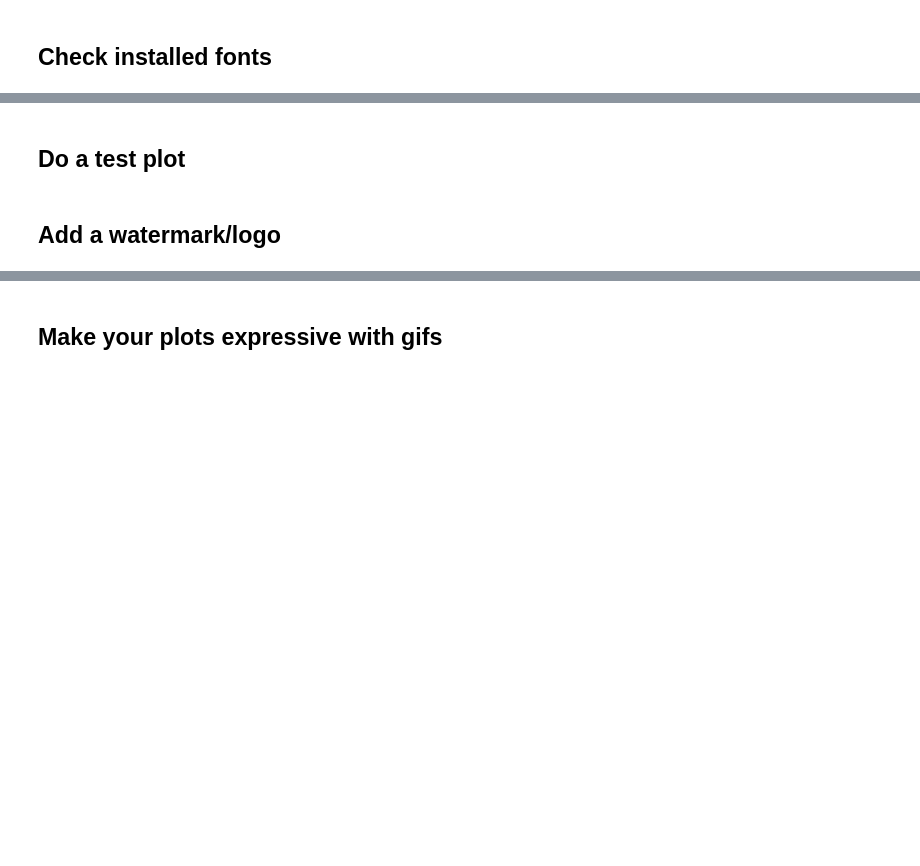
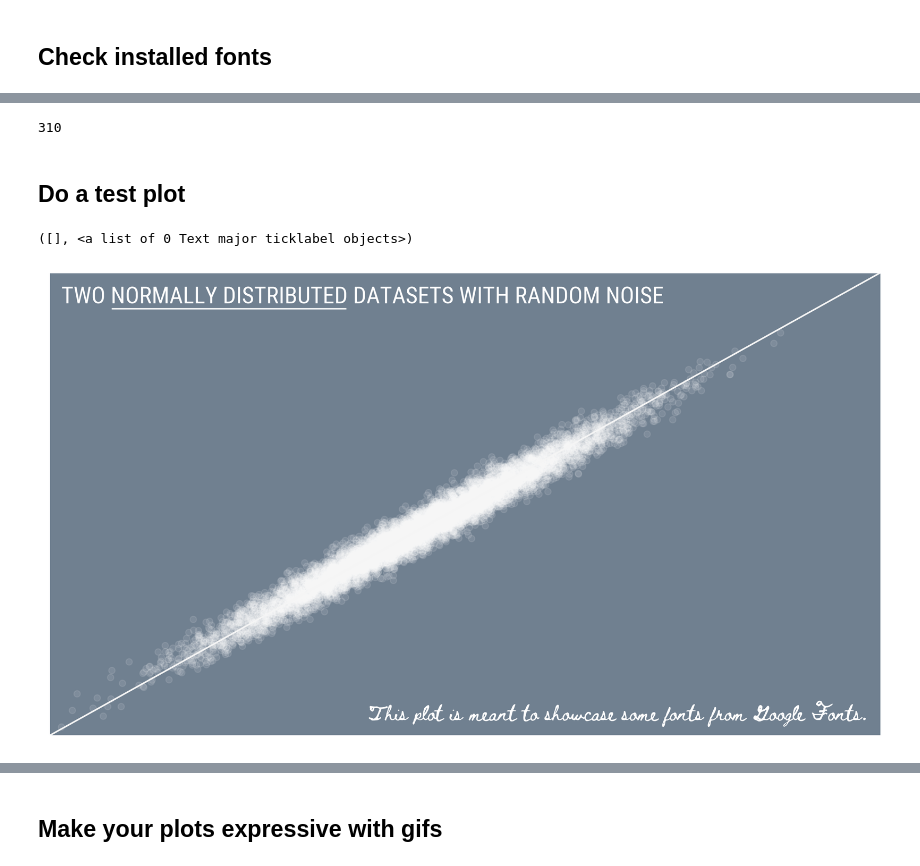
Before and after one commit to wickdChromosome/spicy_plots_with_matplotlib, a Jupyter notebook: matplotlib_pro.ipynb, the cells around one changed output, grey strips where cells are left out. Cells and saved outputs as stored; diff of their text form; code cells hidden in the pictures; blank space fills up the shorter version.

```diff
--- a/matplotlib_pro.ipynb
+++ b/matplotlib_pro.ipynb
@@ -46,28 +52,56 @@ padmaa-Bold.1.1: padmaa-Bold.1.1
+# %%
+len(matplotlib.font_manager.fontManager.ttflist)
+# %% [output]
+310
 # %% [markdown]
 ## Do a test plot
 # %%
 #the new fonts to be used
-title_font = ""
-axis_font = ""
-label_font = ""
+axis_font = "Roboto Condensed"
+plt.rcParams['axes.facecolor'] = 'slategray'
+
 
 #generate some data
 random_array1 = np.random.normal(4, size=(1,10000))
 outlier_noise = np.random.normal(4,0.06,size=(1,10)) #some noise to cause outliers at a specific point
 generic_noise = np.random.normal(size=(1,10000))/5 #noise applied to x axis to make data look more realistic
 
 #plot it
-figure(num=None, figsize=(14, 8), dpi=80, facecolor='w', edgecolor='k')
-#plt.arrow(2, 7, 1.8, -0.9, head_width=0.1, head_length=0.15)
-plt.scatter(random_array1 + generic_noise , random_array1, color='salmon', alpha=0.1)
-plt.scatter(outlier_noise ,outlier_noise + 2, color='salmon', alpha=0.17)
-plt.plot([-1,9],[-1,9], color='slategray' )
+fig = figure(num=None, figsize=(14, 8), dpi=240, facecolor='w', edgecolor='k')
+ax = plt.gca()
+
+plt.scatter(random_array1 + generic_noise , random_array1, color='white', alpha=0.1)
+#plt.scatter(outlier_noise ,outlier_noise + 2, color='indigo', alpha=0.17)
+plt.plot([-1,9],[-1,9], color='whitesmoke' )
 
 plt.xlim(0, 9)
 plt.ylim(0, 9)
 
-plt.title("A random plot to test fonts\n",fontname="LiberationSansNarrow-Regular")
-plt.xlabel("\nTest Axis")
-plt.ylabel("Test Axis\n")
+plt.text(0.13,8.4,"TWO NORMALLY DISTRIBUTED DATASETS WITH RANDOM NOISE",fontname=axis_font, fontsize=22,color="white")#,bbox=dict(facecolor='slategray',alpha=1))
+plt.arrow(0.68, 8.3, 2.53, 0, head_width=0, head_length=0, color="white")
+
+
+ax.spines['bottom'].set_color('white')
+ax.spines['top'].set_color('white')
+ax.spines['right'].set_color('white')
+ax.spines['left'].set_color('white')
+
+for tick in ax.get_xticklabels():
+    tick.set_fontname(axis_font)
+    tick.set_color("white")
+
+
+for tick in ax.get_yticklabels():
+    tick.set_fontname(axis_font)
+    tick.set_size(13)
+
+plt.text(3.45,0.3,"This plot is meant to showcase some fonts from Google Fonts.",fontname="Beth Ellen", fontsize=14,color="white")#,bbox=dict(facecolor='gainsboro',alpha=1))
+
+#disable axes
+plt.xticks([])
+plt.yticks([])
+
+#now save the plot on disk for later use
+# %% [output]
+([], <a list of 0 Text major ticklabel objects>)
+[figure, added]
-# %% [markdown]
-## Add a watermark/logo
```
Also changed, not shown: parts of 11 cells of this notebook, 8 other files.
